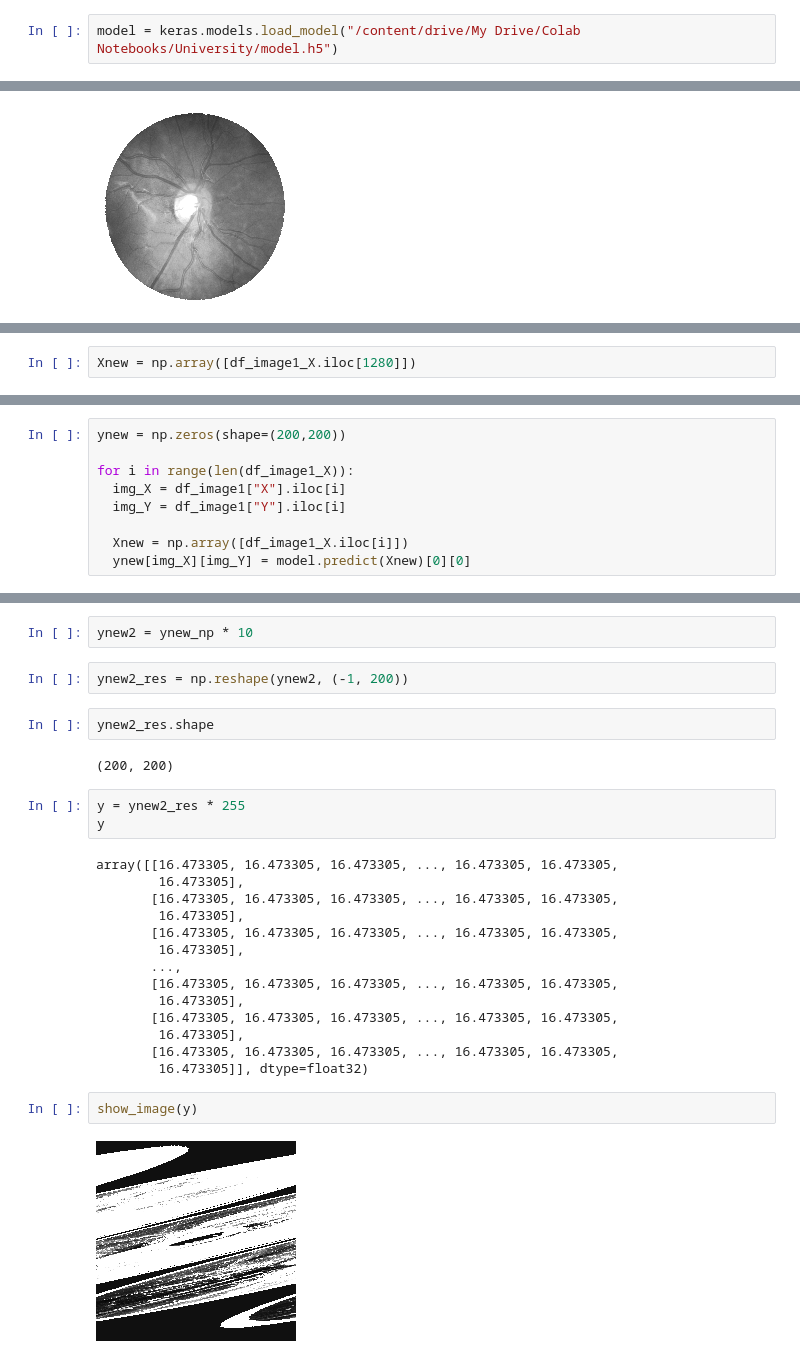
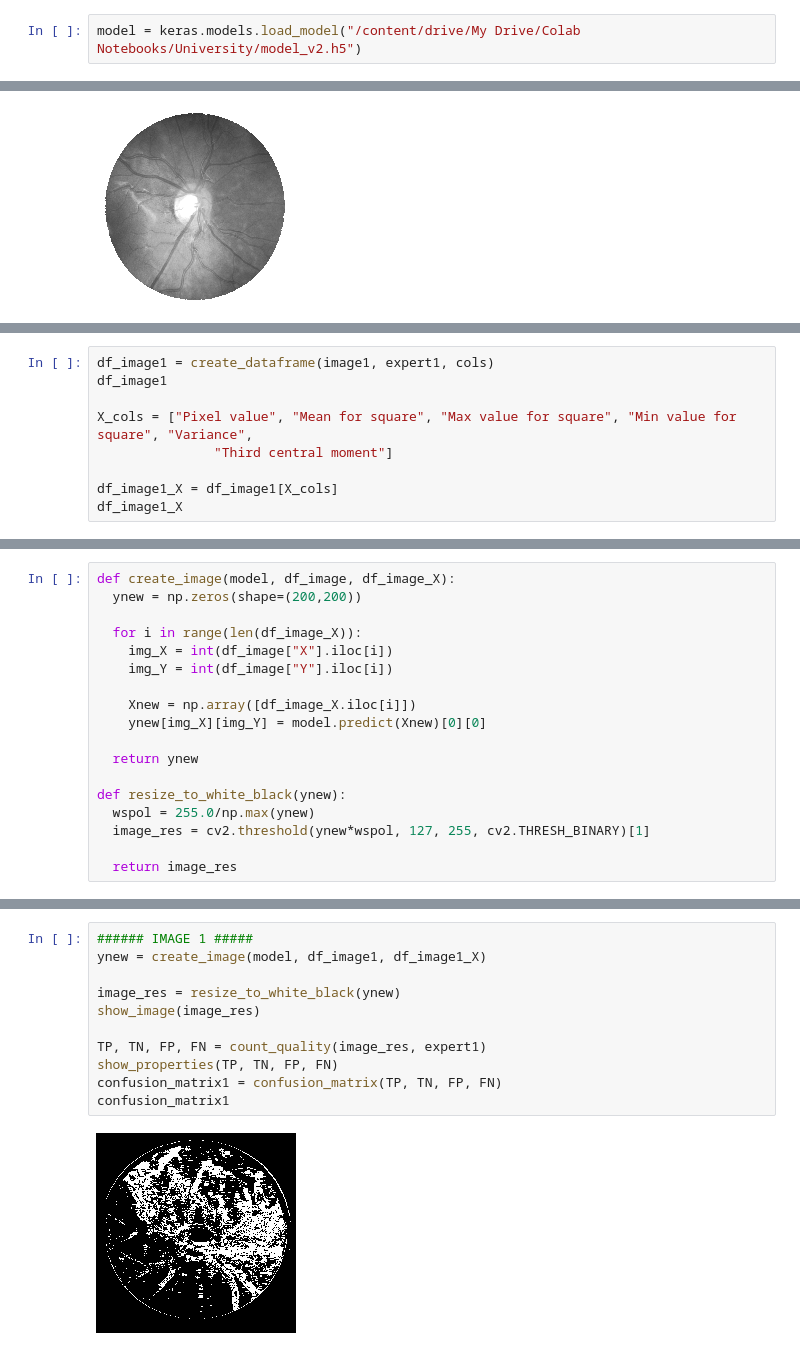
Before and after one commit to EwaKomkowska/Informatyka_w_medycynie, a Jupyter notebook: SitkowkaOka/SiatkowkaOkaBeata.ipynb, the cells around one changed output, grey strips where cells are left out. Saved outputs shown, nothing was run; the diff lists cells and outputs as text.

Commit message:
model choosen

```diff
--- a/SitkowkaOka/SiatkowkaOkaBeata.ipynb
+++ b/SitkowkaOka/SiatkowkaOkaBeata.ipynb
@@ -762,5 +780,5 @@ Saved model to disk
 # %%
-model = keras.models.load_model("/content/drive/My Drive/Colab Notebooks/University/model.h5")
+model = keras.models.load_model("/content/drive/My Drive/Colab Notebooks/University/model_v2.h5")
 # %%
 model.summary()
 # %% [output]
@@ -867,2 +844,0 @@ df_image1[ df_image1['Pixel value']< 20.0 ]
-# %%
-Xnew = np.array([df_image1_X.iloc[1280]])
@@ -873,0 +845,9 @@ pred
+# %%
+df_image1 = create_dataframe(image1, expert1, cols)
+df_image1
+
+X_cols = ["Pixel value", "Mean for square", "Max value for square", "Min value for square", "Variance",
+               "Third central moment"]
+
+df_image1_X = df_image1[X_cols]
+df_image1_X
@@ -874,9 +868,18 @@ pred
 # %%
-ynew = np.zeros(shape=(200,200))
+def create_image(model, df_image, df_image_X):
+  ynew = np.zeros(shape=(200,200))
 
-for i in range(len(df_image1_X)):
-  img_X = df_image1["X"].iloc[i]
-  img_Y = df_image1["Y"].iloc[i]
+  for i in range(len(df_image_X)):
+    img_X = int(df_image["X"].iloc[i])
+    img_Y = int(df_image["Y"].iloc[i])
 
-  Xnew = np.array([df_image1_X.iloc[i]])
-  ynew[img_X][img_Y] = model.predict(Xnew)[0][0]
+    Xnew = np.array([df_image_X.iloc[i]])
+    ynew[img_X][img_Y] = model.predict(Xnew)[0][0]
+
+  return ynew
+
+def resize_to_white_black(ynew):
+  wspol = 255.0/np.max(ynew)
+  image_res = cv2.threshold(ynew*wspol, 127, 255, cv2.THRESH_BINARY)[1]
+
+  return image_res
@@ -935,29 +886,13 @@ ynew_np = np.array(ynew)
-# %%
-ynew2 = ynew_np * 10
-# %%
-ynew2_res = np.reshape(ynew2, (-1, 200))
-# %%
-ynew2_res.shape
-# %% [output]
-(200, 200)
-# %%
-y = ynew2_res * 255
-y
-# %% [output]
-array([[16.473305, 16.473305, 16.473305, ..., 16.473305, 16.473305,
-        16.473305],
-       [16.473305, 16.473305, 16.473305, ..., 16.473305, 16.473305,
-        16.473305],
-       [16.473305, 16.473305, 16.473305, ..., 16.473305, 16.473305,
-        16.473305],
-       ...,
-       [16.473305, 16.473305, 16.473305, ..., 16.473305, 16.473305,
-        16.473305],
-       [16.473305, 16.473305, 16.473305, ..., 16.473305, 16.473305,
-        16.473305],
-       [16.473305, 16.473305, 16.473305, ..., 16.473305, 16.473305,
-        16.473305]], dtype=float32)
-# %%
-show_image(y)
-# %% [output]
-[figure, removed]
+# %%
+###### IMAGE 1 #####
+ynew = create_image(model, df_image1, df_image1_X)
+
+image_res = resize_to_white_black(ynew)
+show_image(image_res)
+
+TP, TN, FP, FN = count_quality(image_res, expert1)
+show_properties(TP, TN, FP, FN)
+confusion_matrix1 = confusion_matrix(TP, TN, FP, FN)
+confusion_matrix1
+# %% [output]
+[figure, added]
```
Also changed, not shown: parts of 25 cells of this notebook.
